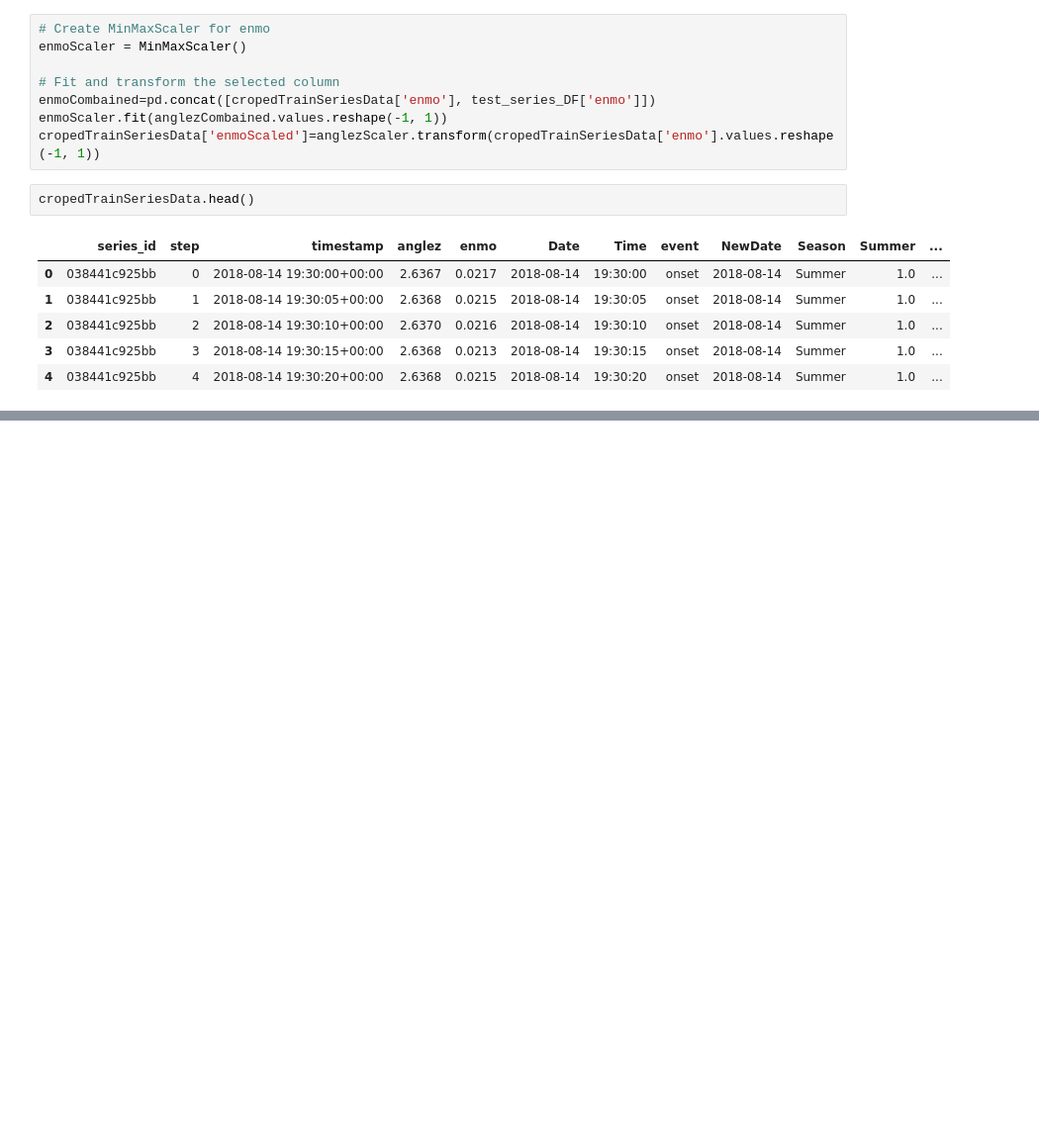
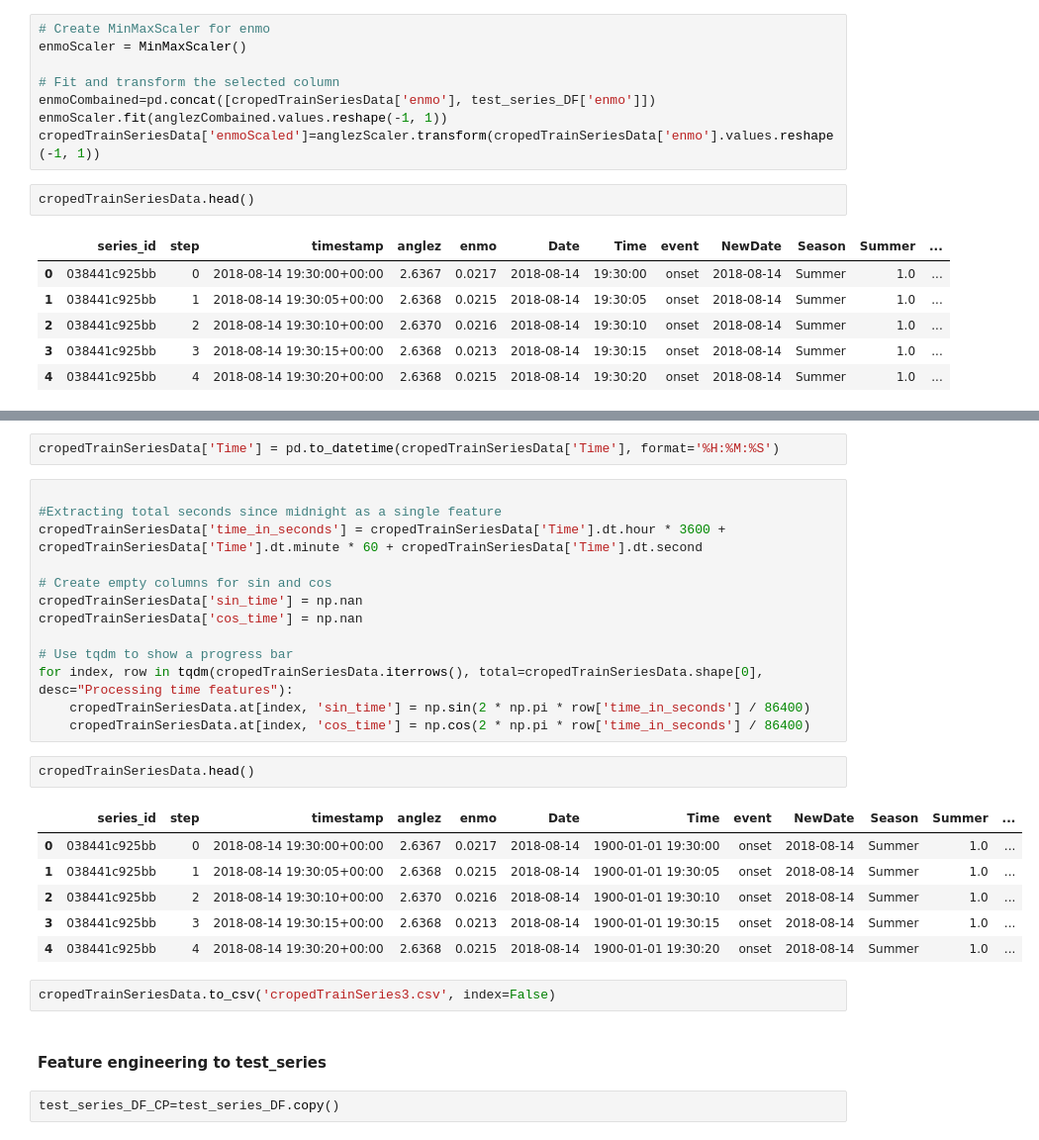
Before and after one commit to kokul93/Algorithm, a Jupyter notebook: uom-239329t-gr09.ipynb, the cells around one changed output, grey strips where cells are left out. Shown: that part at 99% size. Saved outputs shown, nothing was run; the diff lists cells and outputs as text; blank space fills up the shorter version.

```diff
--- a/uom-239329t-gr09.ipynb
+++ b/uom-239329t-gr09.ipynb
@@ -638,0 +664,30 @@ cropedTrainSeriesData.head()
+# %%
+cropedTrainSeriesData['Time'] = pd.to_datetime(cropedTrainSeriesData['Time'], format='%H:%M:%S')
+# %%
+
+#Extracting total seconds since midnight as a single feature
+cropedTrainSeriesData['time_in_seconds'] = cropedTrainSeriesData['Time'].dt.hour * 3600 + cropedTrainSeriesData['Time'].dt.minute * 60 + cropedTrainSeriesData['Time'].dt.second
+
+# Create empty columns for sin and cos
+cropedTrainSeriesData['sin_time'] = np.nan
+cropedTrainSeriesData['cos_time'] = np.nan
+
+# Use tqdm to show a progress bar
+for index, row in tqdm(cropedTrainSeriesData.iterrows(), total=cropedTrainSeriesData.shape[0], desc="Processing time features"):
+    cropedTrainSeriesData.at[index, 'sin_time'] = np.sin(2 * np.pi * row['time_in_seconds'] / 86400)
+    cropedTrainSeriesData.at[index, 'cos_time'] = np.cos(2 * np.pi * row['time_in_seconds'] / 86400)
+# %%
+cropedTrainSeriesData.head()
+# %% [output]
+|  | series_id | step | timestamp | anglez | enmo | Date | Time | event | NewDate | Season | Summer | ... |
+| 0 | 038441c925bb | 0 | 2018-08-14 19:30:00+00:00 | 2.6367 | 0.0217 | 2018-08-14 | 1900-01-01 19:30:00 | onset | 2018-08-14 | Summer | 1.0 | ... |
+| 1 | 038441c925bb | 1 | 2018-08-14 19:30:05+00:00 | 2.6368 | 0.0215 | 2018-08-14 | 1900-01-01 19:30:05 | onset | 2018-08-14 | Summer | 1.0 | ... |
+| 2 | 038441c925bb | 2 | 2018-08-14 19:30:10+00:00 | 2.6370 | 0.0216 | 2018-08-14 | 1900-01-01 19:30:10 | onset | 2018-08-14 | Summer | 1.0 | ... |
+| 3 | 038441c925bb | 3 | 2018-08-14 19:30:15+00:00 | 2.6368 | 0.0213 | 2018-08-14 | 1900-01-01 19:30:15 | onset | 2018-08-14 | Summer | 1.0 | ... |
+| 4 | 038441c925bb | 4 | 2018-08-14 19:30:20+00:00 | 2.6368 | 0.0215 | 2018-08-14 | 1900-01-01 19:30:20 | onset | 2018-08-14 | Summer | 1.0 | ... |
+# %%
+cropedTrainSeriesData.to_csv('cropedTrainSeries3.csv', index=False)
+# %% [markdown]
+#### Feature engineering to test_series
+# %%
+test_series_DF_CP=test_series_DF.copy()
```
Also changed, not shown: parts of 21 cells of this notebook.
